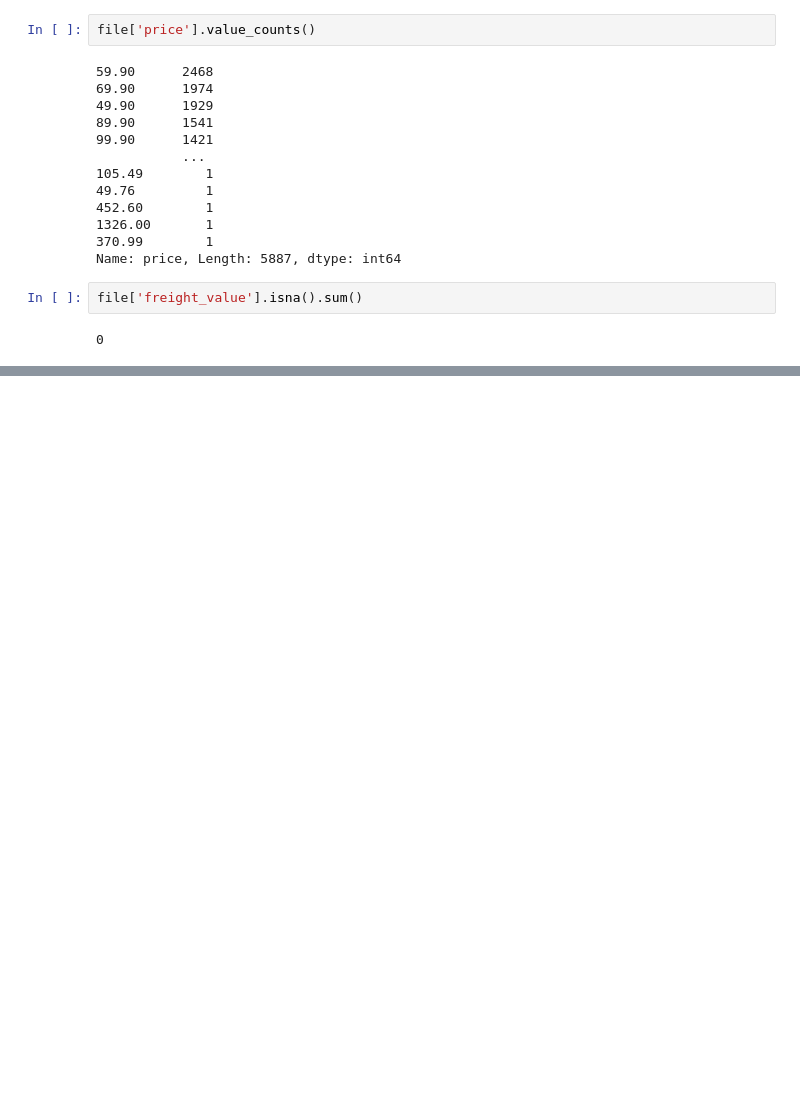
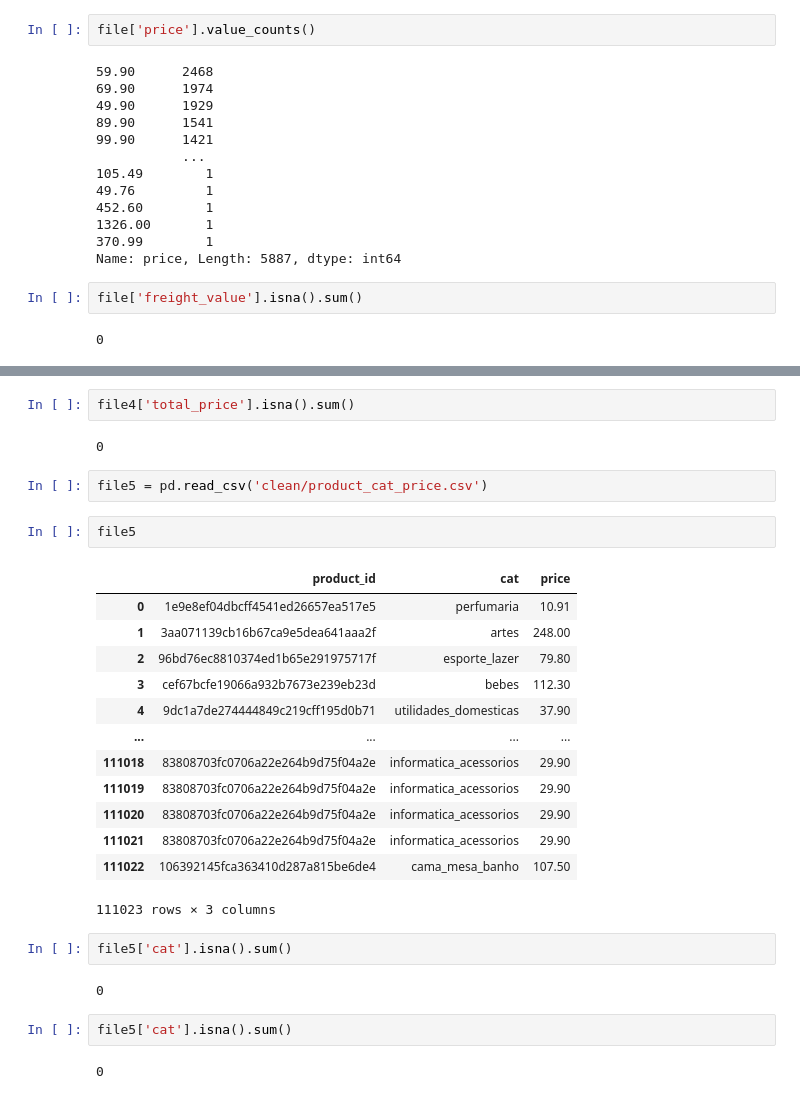
Before and after one commit to Danielaafig/Mid_term_Project, a Jupyter notebook: Python code/order_customer_item_paid.ipynb, the cells around one changed output, grey strips where cells are left out. Saved outputs shown, nothing was run; the diff lists cells and outputs as text; blank space fills up the shorter version.

```diff
--- a/Python code/order_customer_item_paid.ipynb
+++ b/Python code/order_customer_item_paid.ipynb
@@ -92,0 +197,30 @@ file['freight_value'].isna().sum()
+# %%
+file4['total_price'].isna().sum()
+# %% [output]
+0
+# %%
+file5 = pd.read_csv('clean/product_cat_price.csv')
+# %%
+file5
+# %% [output]
+|  | product_id | cat | price |
+| 0 | 1e9e8ef04dbcff4541ed26657ea517e5 | perfumaria | 10.91 |
+| 1 | 3aa071139cb16b67ca9e5dea641aaa2f | artes | 248.00 |
+| 2 | 96bd76ec8810374ed1b65e291975717f | esporte_lazer | 79.80 |
+| 3 | cef67bcfe19066a932b7673e239eb23d | bebes | 112.30 |
+| 4 | 9dc1a7de274444849c219cff195d0b71 | utilidades_domesticas | 37.90 |
+| ... | ... | ... | ... |
+| 111018 | 83808703fc0706a22e264b9d75f04a2e | informatica_acessorios | 29.90 |
+| 111019 | 83808703fc0706a22e264b9d75f04a2e | informatica_acessorios | 29.90 |
+| 111020 | 83808703fc0706a22e264b9d75f04a2e | informatica_acessorios | 29.90 |
+| 111021 | 83808703fc0706a22e264b9d75f04a2e | informatica_acessorios | 29.90 |
+| 111022 | 106392145fca363410d287a815be6de4 | cama_mesa_banho | 107.50 |
+111023 rows × 3 columns
+# %%
+file5['cat'].isna().sum()
+# %% [output]
+0
+# %%
+file5['cat'].isna().sum()
+# %% [output]
+0
```
Also changed, not shown: parts of 12 cells of this notebook, 4 other files.
